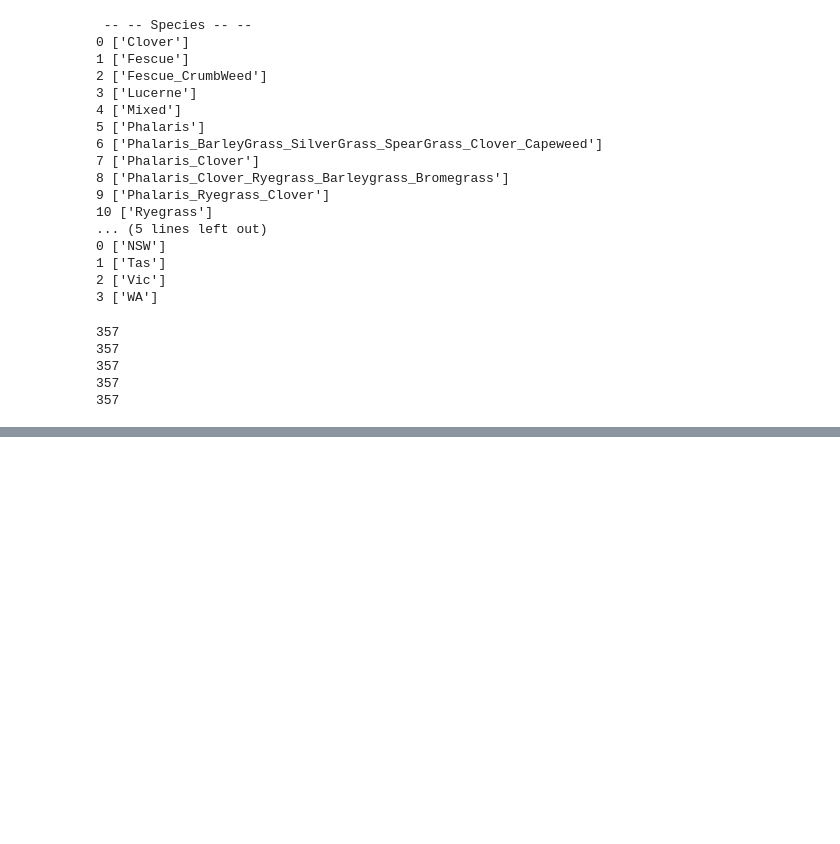
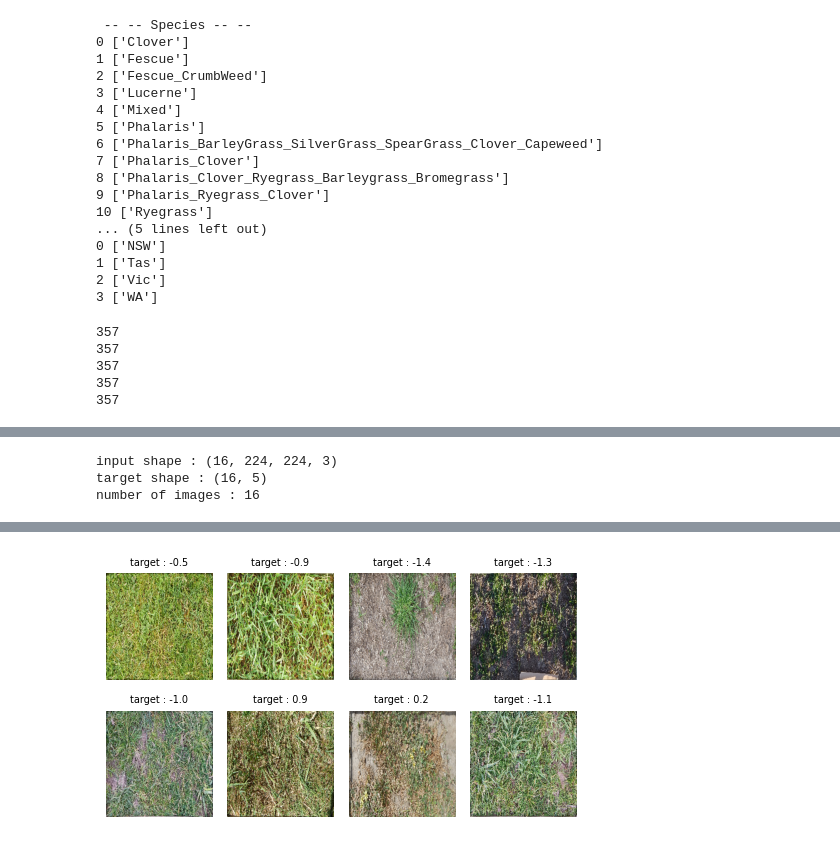
Before and after one commit to khchoi-physik/csiro_biomass, a Jupyter notebook: cnn_baseline.ipynb, the cells around one changed output, grey strips where cells are left out. Cells and saved outputs as stored; diff of their text form; code cells hidden in the pictures; blank space fills up the shorter version.

```diff
--- a/cnn_baseline.ipynb
+++ b/cnn_baseline.ipynb
@@ -102,6 +103,8 @@ complete_df = pd.merge(complete_df, green_df, on='image_id')
 complete_df = pd.merge(complete_df, dead_df, on='image_id')
 complete_df = pd.merge(complete_df, clover_df, on='image_id')
 complete_df = pd.merge(complete_df, gdm_df, on='image_id')
+
+complete_df['image_path'] = complete_df['image_path'].apply( lambda x: os.path.join(data_path, x))
 # %% [output]
 357
 357
@@ -131,0 +140,22 @@ Index(['Dry_Total_g', 'Dry_Green_g', 'Dry_Dead_g', 'Dry_Clover_g', 'GDM_g'], dty
+# %%
+def image_preprocess(img_path_, target_):
+    img_ = tf.io.read_file(img_path_)
+    img_ = tf.image.decode_jpeg(img_, channels=3)
+    img_ = tf.image.resize(img_, [224, 224])
+    img_ = img_/255.0
+
+    return img_, target_
+
+def create_tf_dataset(inputs, targets, batch_size):
+    num_samples  = len(inputs)
+    dataset      = tf.data.Dataset.from_tensor_slices((inputs, targets))
+    dataset      = dataset.map(lambda x,y: image_preprocess(x,y), num_parallel_calls=tf.data.AUTOTUNE)
+    dataset      = dataset.shuffle(buffer_size= num_samples)
+    dataset      = dataset.batch(batch_size)
+    dataset      = dataset.prefetch(tf.data.AUTOTUNE)
+
+    return dataset
+# %%
+train_dataset = create_tf_dataset(train_inputs, train_targets, batch_size)
+valid_dataset = create_tf_dataset(valid_inputs, valid_targets, batch_size)
+test_dataset  = create_tf_dataset(test_inputs, test_targets, batch_size)
@@ -131,0 +182,19 @@ Index(['Dry_Total_g', 'Dry_Green_g', 'Dry_Dead_g', 'Dry_Clover_g', 'GDM_g'], dty
+# %%
+
+fig,axes = plt.subplots(2,4, figsize=(5 , 3 ))
+axes = axes.flatten()
+
+for img, tar in train_dataset.take(1):
+    print(f'input shape : {img.shape}')
+    print(f'target shape : {tar.shape}')
+    print(f'number of images : {len(img)}')
+
+    for i in range(min (8, len(img))):
+        axes[i].imshow(img[i].numpy())
+        axes[i].set_title(f'target : {tar[i,0].numpy():.1f}', fontsize = 7)
+        axes[i].axis('off')
+plt.tight_layout(); plt.show()
+# %% [output]
+input shape : (16, 224, 224, 3)
+target shape : (16, 5)
+number of images : 16
@@ -131,0 +202 @@ Index(['Dry_Total_g', 'Dry_Green_g', 'Dry_Dead_g', 'Dry_Clover_g', 'GDM_g'], dty
+[figure, added]
```
Also changed, not shown: parts of 15 cells of this notebook, 1 other file.
